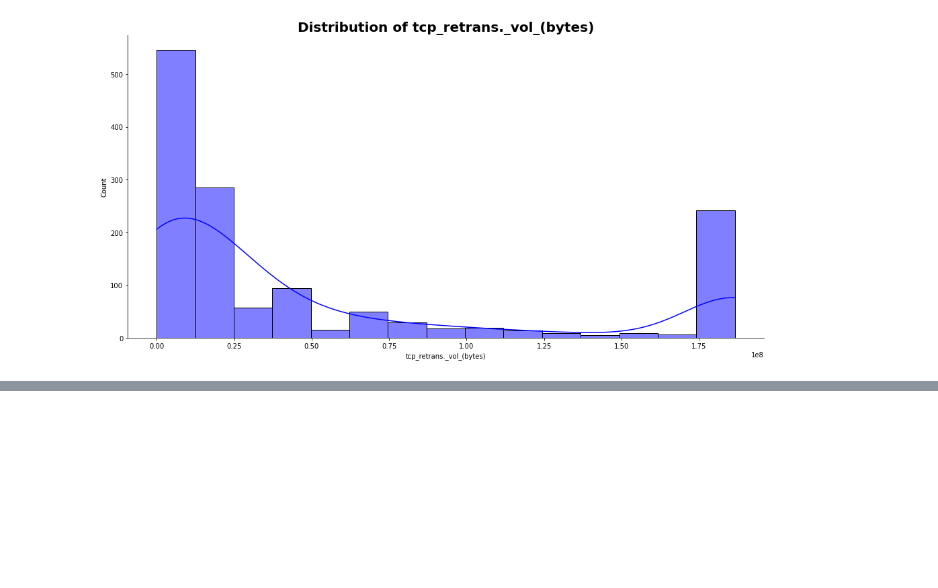
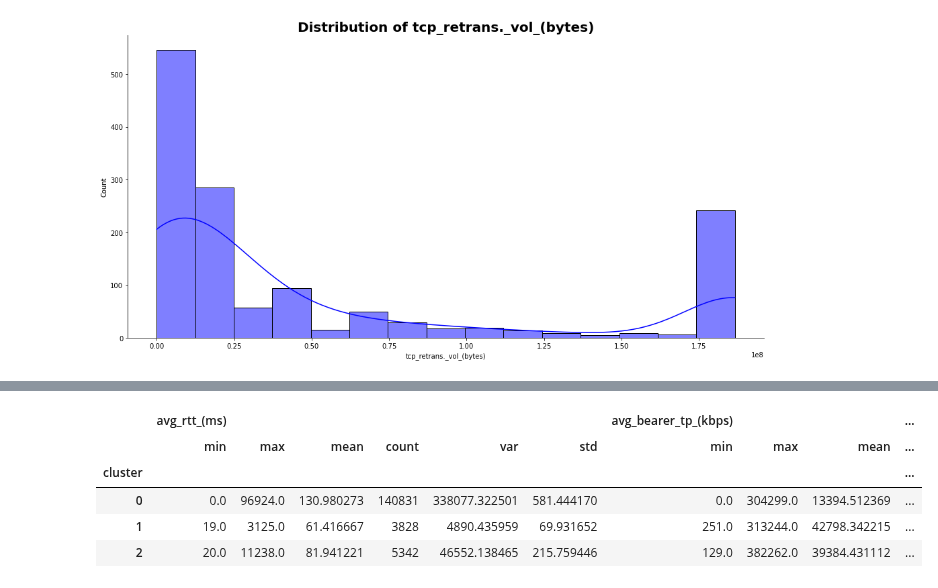
Before and after one commit to teddyk251/Telecom-Data-Analysis, a Jupyter notebook: notebooks/UserExperienceAnalysis.ipynb, the cells around one changed output, grey strips where cells are left out. Cells and saved outputs as stored; diff of their text form; code cells hidden in the pictures; blank space fills up the shorter version.

```diff
--- a/notebooks/UserExperienceAnalysis.ipynb
+++ b/notebooks/UserExperienceAnalysis.ipynb
@@ -353,0 +367,12 @@ Plotter.plot_hist(cleaned_per_handset, 'tcp_retrans._vol_(bytes)', 'blue')
+# %%
+normalized_user_experience_metrics_df = cleaner.normalizer(user_experience_metrics_df)
+# %%
+kmeans= KMeans(
+    init="k-means++",
+    n_clusters= 3,
+    n_init= 10,
+    max_iter= 300,
+    random_state=20
+)
+# %%
+model = kmeans.fit(normalized_user_experience_metrics_df)
@@ -353,0 +395,4 @@ Plotter.plot_hist(cleaned_per_handset, 'tcp_retrans._vol_(bytes)', 'blue')
+# %%
+clustered_experience = user_experience_metrics_df.copy()
+clustered_experience['cluster'] = model.predict(normalized_user_experience_metrics_df)
+clustered_experience.head()
@@ -353,0 +406,9 @@ Plotter.plot_hist(cleaned_per_handset, 'tcp_retrans._vol_(bytes)', 'blue')
+# %%
+clustered_experience.groupby('cluster').agg(['min','max','mean','count','var','std'])
+# %% [output]
+|  | avg_rtt_(ms) |  |  |  |  |  | avg_bearer_tp_(kbps) |  |  | ... |
+|  | min | max | mean | count | var | std | min | max | mean | ... |
+| cluster |  |  |  |  |  |  |  |  |  | ... |
+| 0 | 0.0 | 96924.0 | 130.980273 | 140831 | 338077.322501 | 581.444170 | 0.0 | 304299.0 | 13394.512369 | ... |
+| 1 | 19.0 | 3125.0 | 61.416667 | 3828 | 4890.435959 | 69.931652 | 251.0 | 313244.0 | 42798.342215 | ... |
+| 2 | 20.0 | 11238.0 | 81.941221 | 5342 | 46552.138465 | 215.759446 | 129.0 | 382262.0 | 39384.431112 | ... |
```
Also changed, not shown: parts of 6 cells of this notebook, 1 other file.
